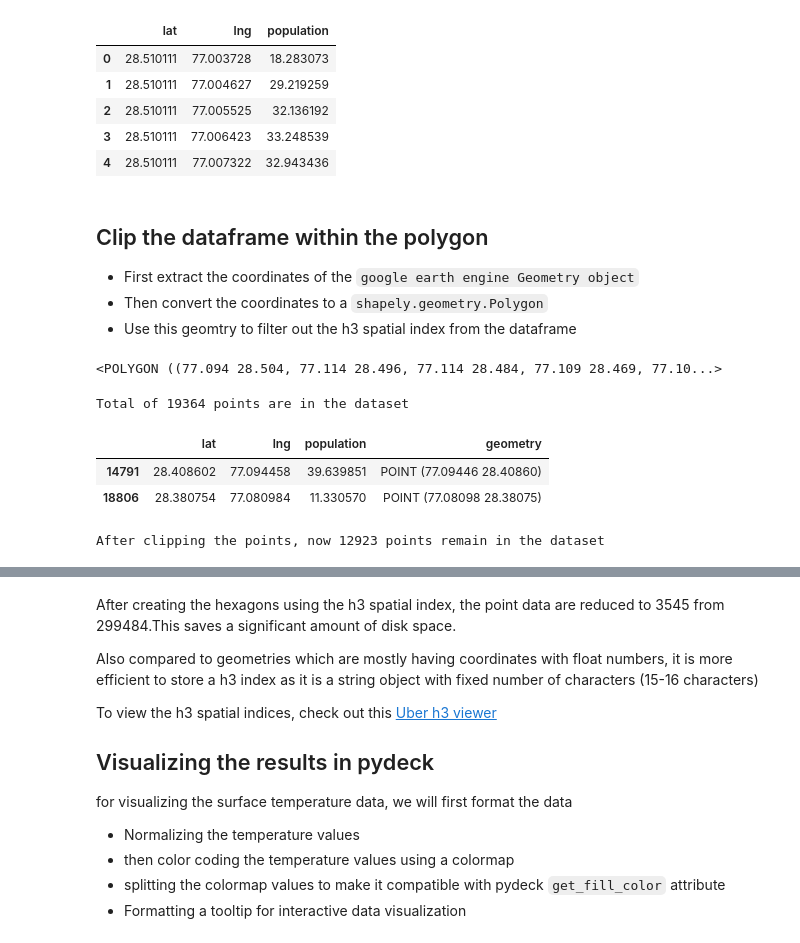
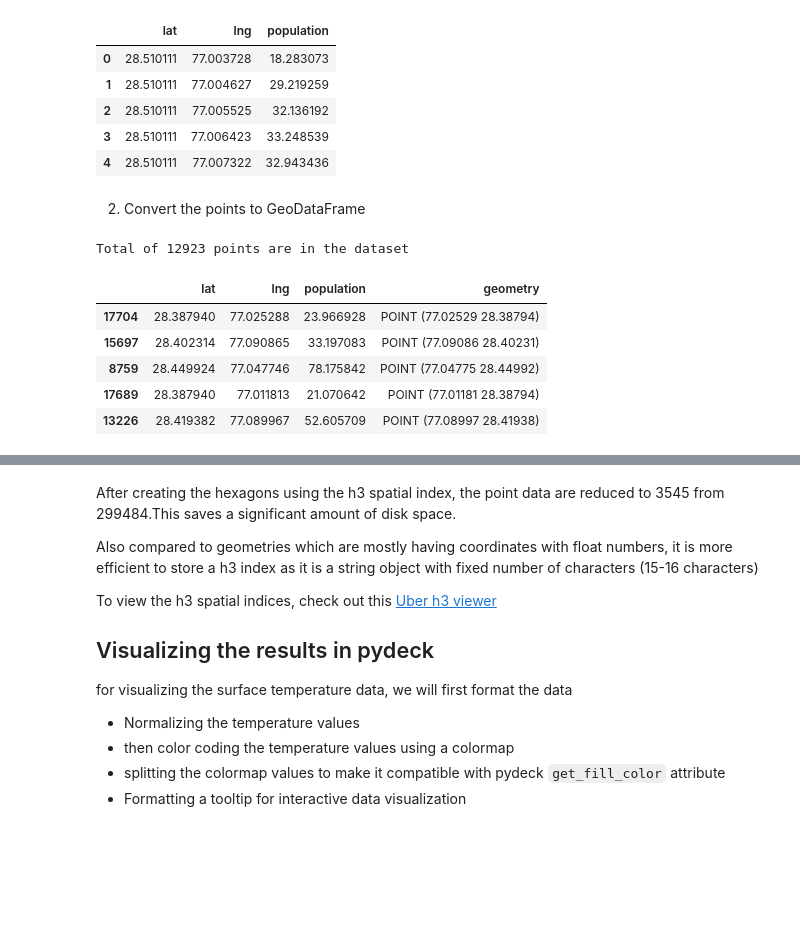
Before and after one commit to kavyajeetbora/CityHealthMonitor, a Jupyter notebook: development/population_estimate.ipynb, the cells around one changed output, grey strips where cells are left out. Cells and saved outputs as stored; diff of their text form; code cells hidden in the pictures; blank space fills up the shorter version.

```diff
--- a/development/population_estimate.ipynb
+++ b/development/population_estimate.ipynb
@@ -95,3 +95,33 @@ Please wait ...
 Data downloaded to /content/population.tif
 # %% [markdown]
 ## Converting the raster to xyz point data
+# %%
+def raster_to_xyz(raster_file, val_col):
+    xds = rioxarray.open_rasterio('population.tif')\
+            .sel(band=1)\
+            .to_pandas()
+
+    xds = xds.stack().reset_index().rename(columns={"x": 'lng', 'y': 'lat', 0: val_col})
+    return xds
+
+def convert_to_gdf(df, aoi):
+    df['geometry'] = list(map(Point, zip(df['lng'], df['lat'])))
+    gdf = gpd.GeoDataFrame(df, crs='EPSG:4326', geometry='geometry')
+
+    ## Clip the geometry
+    gdf = gdf[gdf['geometry'].within(aoi)]
+    print(f"Total of {gdf.shape[0]} points are in the dataset")
+
+    return gdf
+
+
+def aggregate_gdf_by_h3(gdf, APERTURE_SIZE, agg='sum', val_col='population'):
+    hex_col = 'hex'+str(APERTURE_SIZE)
+
+    # find hex indices for all the points
+    gdf[hex_col] = gdf.apply(lambda x: h3.geo_to_h3(x.lat,x.lng,APERTURE_SIZE),1)
+
+    # calculate temperature average per hex
+    hex_data = gdf.groupby(hex_col)[val_col].agg(agg).to_frame(val_col).reset_index()
+
+    return hex_data
@@ -98,9 +130,5 @@ Data downloaded to /content/population.tif
 # %%
-xds = rioxarray.open_rasterio('population.tif')\
-        .sel(band=1)\
-        .to_pandas()
-
-xds = xds.stack().reset_index().rename(columns={"x": 'lng', 'y': 'lat', 0: 'population'})
+xds = raster_to_xyz('population.tif', val_col='population', )
 xds = xds[xds['population']>0]
 print(xds.shape)
 print(xds['population'].min(), xds['population'].max())
@@ -114,29 +142,17 @@ xds.head()
 | 2 | 28.510111 | 77.005525 | 32.136192 |
 | 3 | 28.510111 | 77.006423 | 33.248539 |
 | 4 | 28.510111 | 77.007322 | 32.943436 |
-# %% [markdown]
-## Clip the dataframe within the polygon
-
-- First extract the coordinates of the `google earth engine Geometry object`
-- Then convert the coordinates to a `shapely.geometry.Polygon`
-- Use this geomtry to filter out the h3 spatial index from the dataframe
+# %% [markdown]
+2. Convert the points to GeoDataFrame
 # %%
 aoi = gurgaon_gdf['geometry'].iloc[0]
-aoi
+gdf = convert_to_gdf(xds, aoi)
+gdf.sample(5)
 # %% [output]
-<POLYGON ((77.094 28.504, 77.114 28.496, 77.114 28.484, 77.109 28.469, 77.10...>
+Total of 12923 points are in the dataset
+|  | lat | lng | population | geometry |
+| 17704 | 28.387940 | 77.025288 | 23.966928 | POINT (77.02529 28.38794) |
+| 15697 | 28.402314 | 77.090865 | 33.197083 | POINT (77.09086 28.40231) |
+| 8759 | 28.449924 | 77.047746 | 78.175842 | POINT (77.04775 28.44992) |
+| 17689 | 28.387940 | 77.011813 | 21.070642 | POINT (77.01181 28.38794) |
+| 13226 | 28.419382 | 77.089967 | 52.605709 | POINT (77.08997 28.41938) |
-# %%
-xds['geometry'] = list(map(Point, zip(xds['lng'], xds['lat'])))
-gdf = gpd.GeoDataFrame(xds, crs='EPSG:4326', geometry='geometry')
-print(f"Total of {gdf.shape[0]} points are in the dataset")
-gdf.sample(2)
-# %% [output]
-Total of 19364 points are in the dataset
-|  | lat | lng | population | geometry |
-| 14791 | 28.408602 | 77.094458 | 39.639851 | POINT (77.09446 28.40860) |
-| 18806 | 28.380754 | 77.080984 | 11.330570 | POINT (77.08098 28.38075) |
-# %%
-gdf = gdf[gdf['geometry'].within(aoi)]
-print(f"After clipping the points, now {gdf.shape[0]} points remain in the dataset")
-# %% [output]
-After clipping the points, now 12923 points remain in the dataset
```
Also changed, not shown: parts of 16 cells of this notebook.
